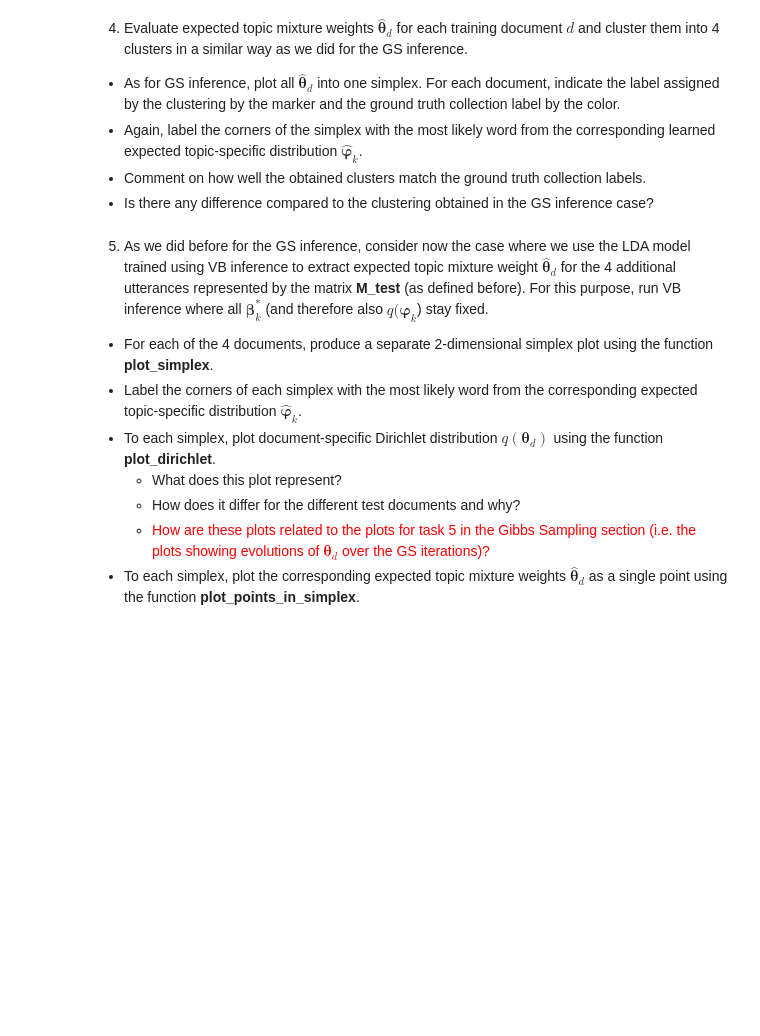
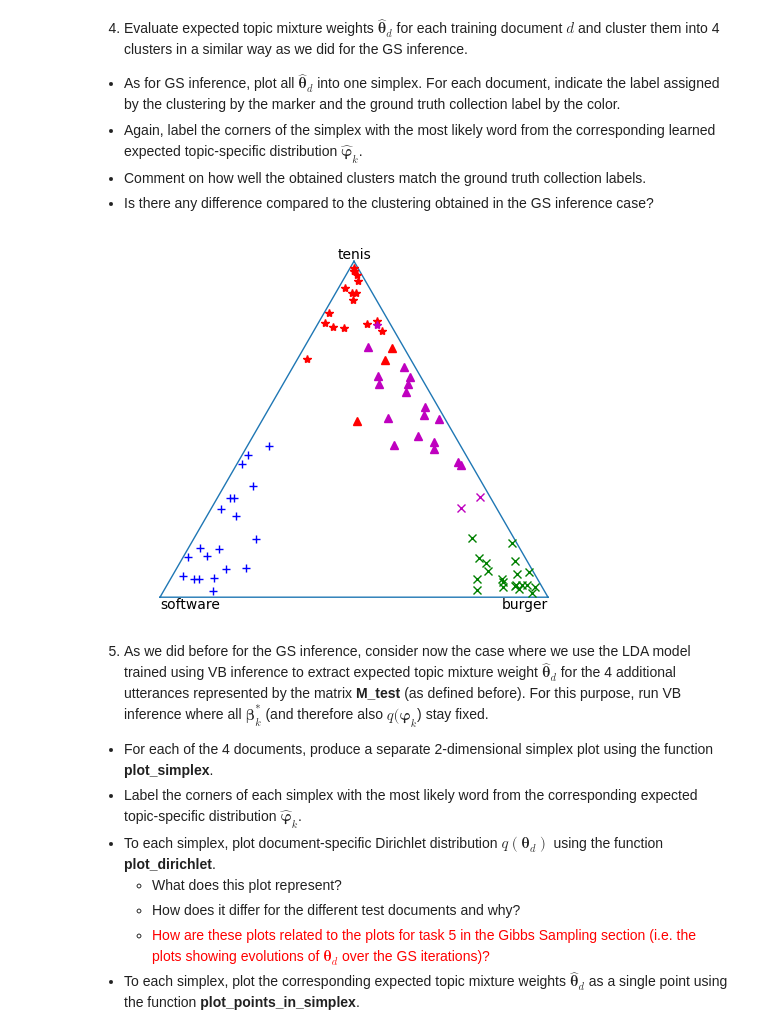
Before and after one commit to ankimme/vut-baya-bayesian-lda, a Jupyter notebook: BAYa_Assignment2022.ipynb, the cells around one changed output. Drawn from its saved outputs; the diff is of its cells as text; code cells hidden in the pictures; blank space fills up the shorter version.

```diff
--- a/BAYa_Assignment2022.ipynb
+++ b/BAYa_Assignment2022.ipynb
@@ -610,3 +608,22 @@ plot_topic_distributions(Phi_vb, vocabulary)
+# %%
+Theta_vb = np.zeros((D, K), dtype="float")
+
+for d in range(D):
+    normalizer = alpha.sum(axis=1)[d]
+    for k in range(K):
+        Theta_vb[d, k] = alpha[d, k] / normalizer
+
+from sklearn.cluster import AgglomerativeClustering
+
+clustering = AgglomerativeClustering(n_clusters=4).fit(Theta_vb)
+#
+plot_simplex([vocabulary[np.argmax(p)] for p in Phi_vb])
+markers = ['+', 'x', '^', '*']
+colors = ['r', 'b', 'g', 'm']
+for i, t in enumerate(Theta_vb):
+    plot_points_in_simplex(t, c=colors[collection_label[i]], ls='none', marker=markers[clustering.labels_[i]])
+# %% [output]
+[figure, added]
 # %% [markdown]
 5. As we did before for the GS inference, consider now the case where we use the LDA model trained using VB inference to extract expected topic mixture weight $\boldsymbol{\hat{\theta}}_d$ for the 4 additional utterances represented by the matrix **M_test** (as defined before). For this purpose, run VB inference where all $\boldsymbol{\beta}_k^*$ (and therefore also $q(\boldsymbol{\varphi}_k$) stay fixed.
  * For each of the 4 documents, produce a separate 2-dimensional simplex plot using the function **plot_simplex**.
```
Also changed, not shown: parts of 12 cells of this notebook.
